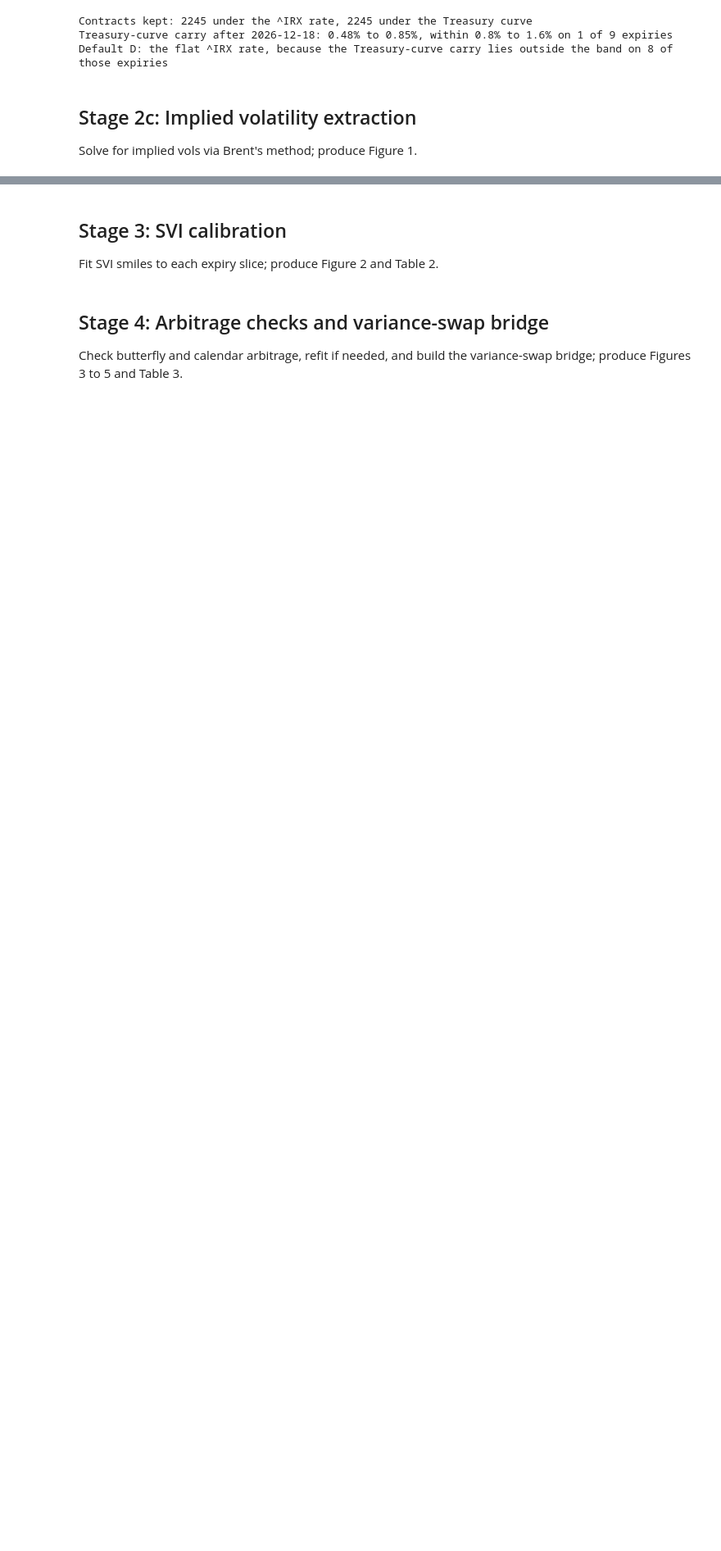
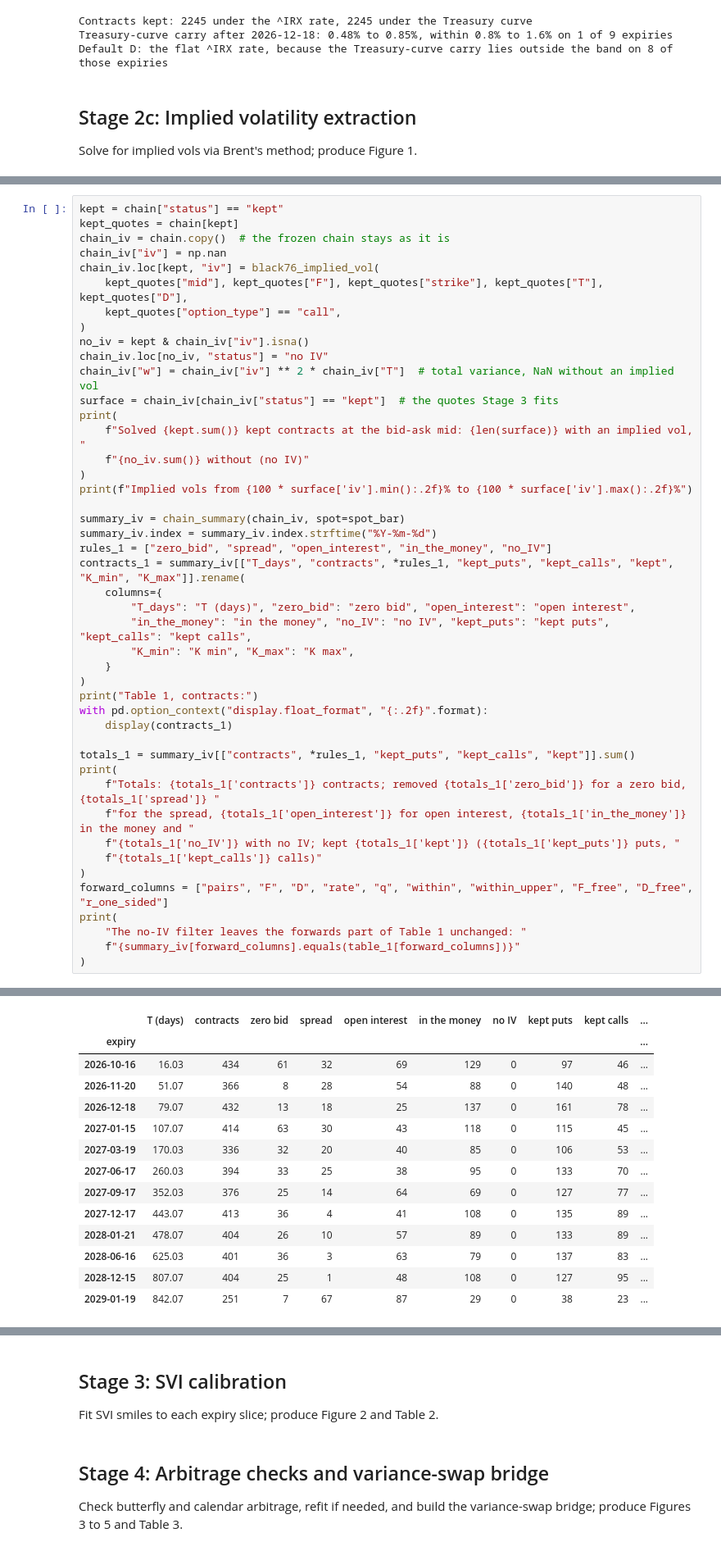
Before and after one commit to yogi-agarwal/vol-surface-delta-hedging, a Jupyter notebook: notebooks/analysis.ipynb, the cells around one changed output, grey strips where cells are left out. Shown at 82% size. Saved outputs shown, nothing was run; the diff lists cells and outputs as text; blank space fills up the shorter version.

```diff
--- a/notebooks/analysis.ipynb
+++ b/notebooks/analysis.ipynb
@@ -1250,0 +1328,46 @@ Solve for implied vols via Brent's method; produce Figure 1.
+# %%
+kept = chain["status"] == "kept"
+kept_quotes = chain[kept]
+chain_iv = chain.copy()  # the frozen chain stays as it is
+chain_iv["iv"] = np.nan
+chain_iv.loc[kept, "iv"] = black76_implied_vol(
+    kept_quotes["mid"], kept_quotes["F"], kept_quotes["strike"], kept_quotes["T"], kept_quotes["D"],
+    kept_quotes["option_type"] == "call",
+)
+no_iv = kept & chain_iv["iv"].isna()
+chain_iv.loc[no_iv, "status"] = "no IV"
+chain_iv["w"] = chain_iv["iv"] ** 2 * chain_iv["T"]  # total variance, NaN without an implied vol
+surface = chain_iv[chain_iv["status"] == "kept"]  # the quotes Stage 3 fits
+print(
+    f"Solved {kept.sum()} kept contracts at the bid-ask mid: {len(surface)} with an implied vol, "
+    f"{no_iv.sum()} without (no IV)"
+)
+print(f"Implied vols from {100 * surface['iv'].min():.2f}% to {100 * surface['iv'].max():.2f}%")
+
+summary_iv = chain_summary(chain_iv, spot=spot_bar)
+summary_iv.index = summary_iv.index.strftime("%Y-%m-%d")
+rules_1 = ["zero_bid", "spread", "open_interest", "in_the_money", "no_IV"]
+contracts_1 = summary_iv[["T_days", "contracts", *rules_1, "kept_puts", "kept_calls", "kept", "K_min", "K_max"]].rename(
+    columns={
+        "T_days": "T (days)", "zero_bid": "zero bid", "open_interest": "open interest",
+        "in_the_money": "in the money", "no_IV": "no IV", "kept_puts": "kept puts", "kept_calls": "kept calls",
+        "K_min": "K min", "K_max": "K max",
+    }
+)
+print("Table 1, contracts:")
+with pd.option_context("display.float_format", "{:.2f}".format):
+    display(contracts_1)
+
+totals_1 = summary_iv[["contracts", *rules_1, "kept_puts", "kept_calls", "kept"]].sum()
+print(
+    f"Totals: {totals_1['contracts']} contracts; removed {totals_1['zero_bid']} for a zero bid, {totals_1['spread']} "
+    f"for the spread, {totals_1['open_interest']} for open interest, {totals_1['in_the_money']} in the money and "
+    f"{totals_1['no_IV']} with no IV; kept {totals_1['kept']} ({totals_1['kept_puts']} puts, "
+    f"{totals_1['kept_calls']} calls)"
+)
+forward_columns = ["pairs", "F", "D", "rate", "q", "within", "within_upper", "F_free", "D_free", "r_one_sided"]
+print(
+    "The no-IV filter leaves the forwards part of Table 1 unchanged: "
+    f"{summary_iv[forward_columns].equals(table_1[forward_columns])}"
+)
+# %% [output]
@@ -1250,0 +1377,14 @@ Solve for implied vols via Brent's method; produce Figure 1.
+|  | T (days) | contracts | zero bid | spread | open interest | in the money | no IV | kept puts | kept calls | ... |
+| expiry |  |  |  |  |  |  |  |  |  | ... |
+| 2026-10-16 | 16.03 | 434 | 61 | 32 | 69 | 129 | 0 | 97 | 46 | ... |
+| 2026-11-20 | 51.07 | 366 | 8 | 28 | 54 | 88 | 0 | 140 | 48 | ... |
+| 2026-12-18 | 79.07 | 432 | 13 | 18 | 25 | 137 | 0 | 161 | 78 | ... |
+| 2027-01-15 | 107.07 | 414 | 63 | 30 | 43 | 118 | 0 | 115 | 45 | ... |
+| 2027-03-19 | 170.03 | 336 | 32 | 20 | 40 | 85 | 0 | 106 | 53 | ... |
+| 2027-06-17 | 260.03 | 394 | 33 | 25 | 38 | 95 | 0 | 133 | 70 | ... |
+| 2027-09-17 | 352.03 | 376 | 25 | 14 | 64 | 69 | 0 | 127 | 77 | ... |
+| 2027-12-17 | 443.07 | 413 | 36 | 4 | 41 | 108 | 0 | 135 | 89 | ... |
+| 2028-01-21 | 478.07 | 404 | 26 | 10 | 57 | 89 | 0 | 133 | 89 | ... |
+| 2028-06-16 | 625.03 | 401 | 36 | 3 | 63 | 79 | 0 | 137 | 83 | ... |
+| 2028-12-15 | 807.07 | 404 | 25 | 1 | 48 | 108 | 0 | 127 | 95 | ... |
+| 2029-01-19 | 842.07 | 251 | 7 | 67 | 87 | 29 | 0 | 38 | 23 | ... |
```
Also changed, not shown: parts of 8 cells of this notebook, 2 other files.
